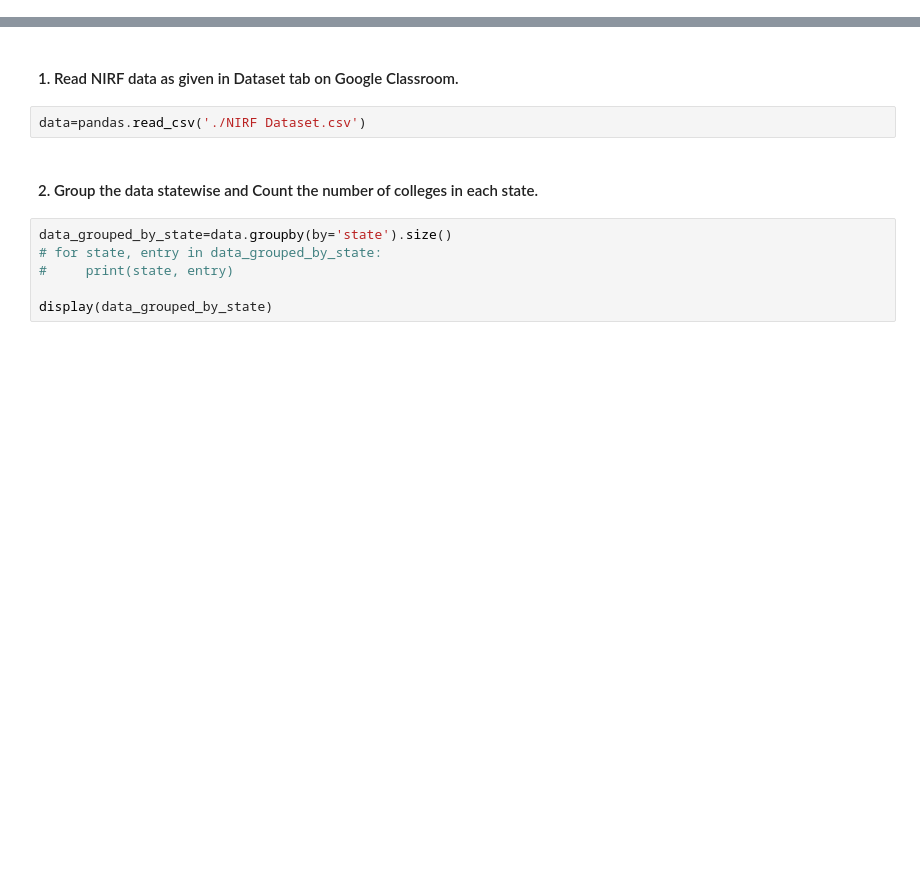
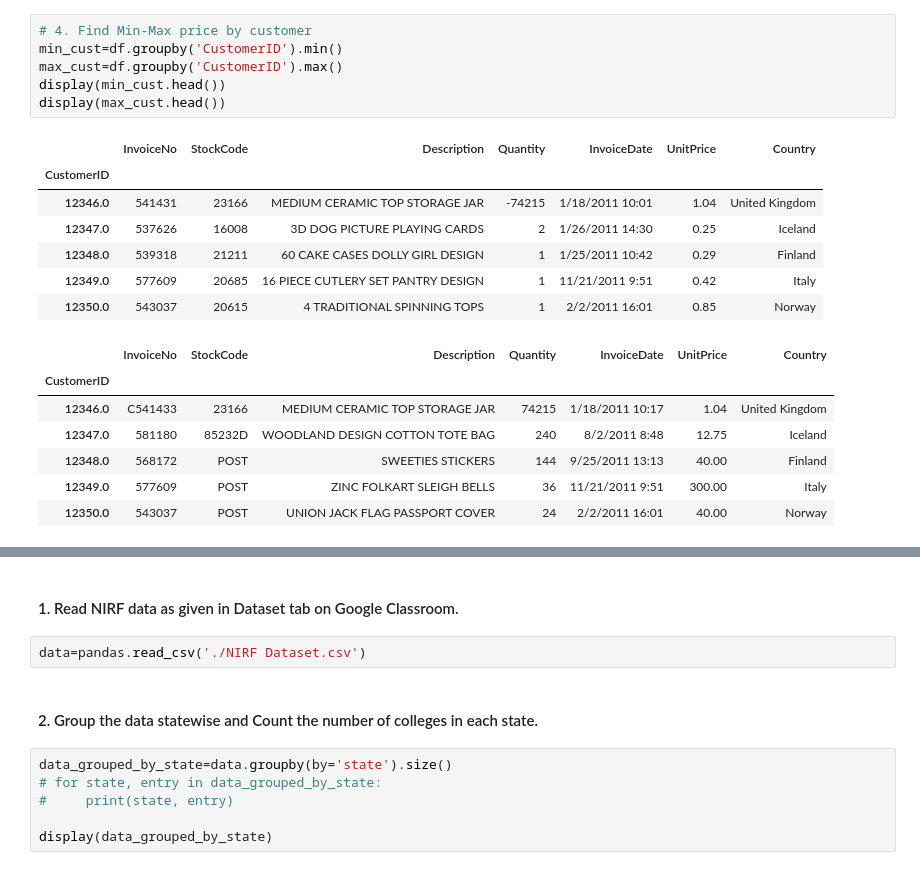
Before and after one commit to Deep-relay/DMA-Lab, a Jupyter notebook: 6th Lab/(Exercise) 7.ipynb, the cells around one changed output, grey strips where cells are left out. Drawn from its saved outputs; the diff is of its cells as text; blank space fills up the shorter version.

```diff
--- a/6th Lab/(Exercise) 7.ipynb
+++ b/6th Lab/(Exercise) 7.ipynb
@@ -7,0 +53,21 @@ pandas.set_option('display.width', 1000)
+# %%
+# 4. Find Min-Max price by customer
+min_cust=df.groupby('CustomerID').min()
+max_cust=df.groupby('CustomerID').max()
+display(min_cust.head())
+display(max_cust.head())
+# %% [output]
+|  | InvoiceNo | StockCode | Description | Quantity | InvoiceDate | UnitPrice | Country |
+| CustomerID |  |  |  |  |  |  |  |
+| 12346.0 | 541431 | 23166 | MEDIUM CERAMIC TOP STORAGE JAR | -74215 | 1/18/2011 10:01 | 1.04 | United Kingdom |
+| 12347.0 | 537626 | 16008 | 3D DOG PICTURE PLAYING CARDS | 2 | 1/26/2011 14:30 | 0.25 | Iceland |
+| 12348.0 | 539318 | 21211 | 60 CAKE CASES DOLLY GIRL DESIGN | 1 | 1/25/2011 10:42 | 0.29 | Finland |
+| 12349.0 | 577609 | 20685 | 16 PIECE CUTLERY SET PANTRY DESIGN | 1 | 11/21/2011 9:51 | 0.42 | Italy |
+| 12350.0 | 543037 | 20615 | 4 TRADITIONAL SPINNING TOPS | 1 | 2/2/2011 16:01 | 0.85 | Norway |
+|  | InvoiceNo | StockCode | Description | Quantity | InvoiceDate | UnitPrice | Country |
+| CustomerID |  |  |  |  |  |  |  |
+| 12346.0 | C541433 | 23166 | MEDIUM CERAMIC TOP STORAGE JAR | 74215 | 1/18/2011 10:17 | 1.04 | United Kingdom |
+| 12347.0 | 581180 | 85232D | WOODLAND DESIGN COTTON TOTE BAG | 240 | 8/2/2011 8:48 | 12.75 | Iceland |
+| 12348.0 | 568172 | POST | SWEETIES STICKERS | 144 | 9/25/2011 13:13 | 40.00 | Finland |
+| 12349.0 | 577609 | POST | ZINC FOLKART SLEIGH BELLS | 36 | 11/21/2011 9:51 | 300.00 | Italy |
+| 12350.0 | 543037 | POST | UNION JACK FLAG PASSPORT COVER | 24 | 2/2/2011 16:01 | 40.00 | Norway |
```
Also changed, not shown: parts of 5 cells of this notebook, 2 other files.
